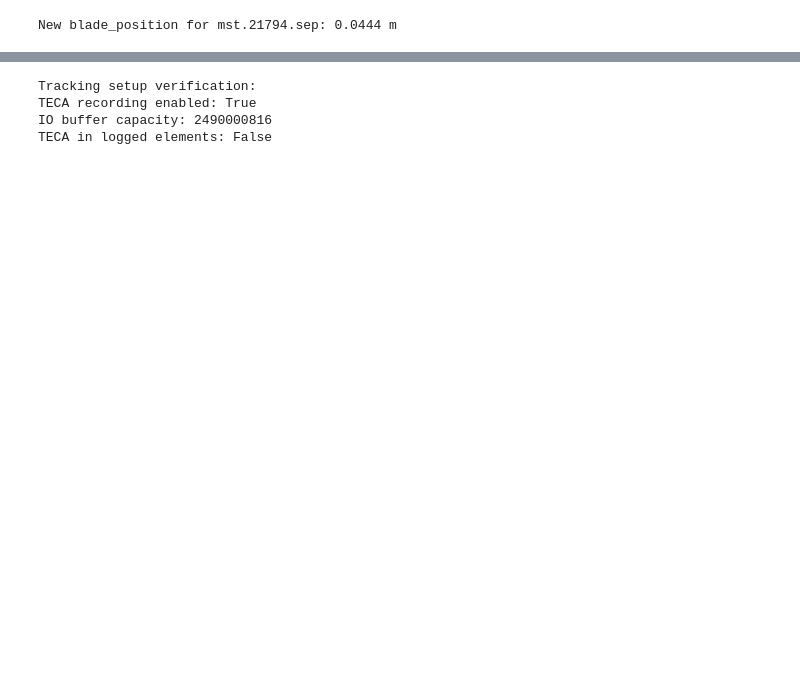
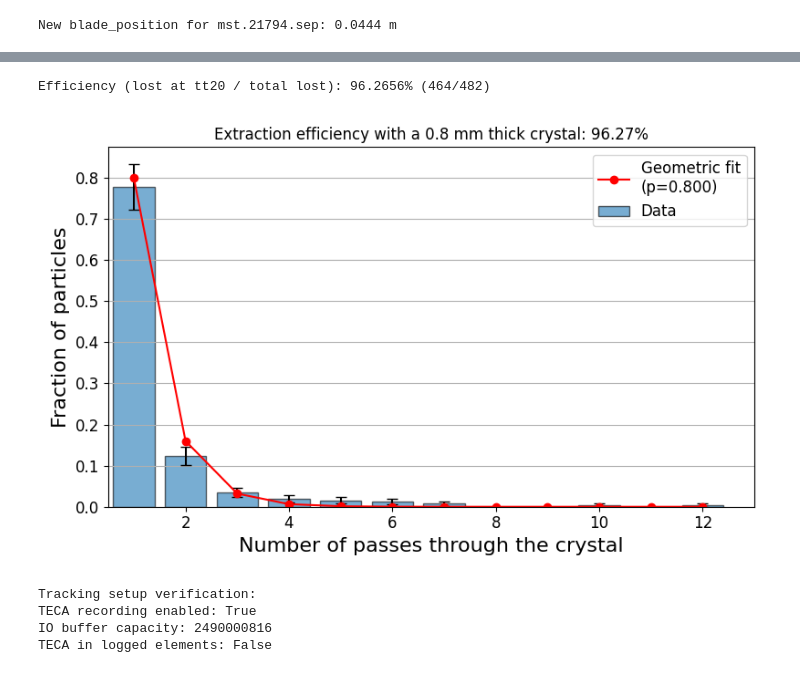
Before and after one commit to giacomells/Technical-Student-2024-2025, a Jupyter notebook: Non-Resonant Extraction/RecordIntereaction.ipynb, the cells around one changed output, grey strips where cells are left out. Drawn from its saved outputs; the diff is of its cells as text; code cells hidden in the pictures; blank space fills up the shorter version.

```diff
--- a/Non-Resonant Extraction/RecordIntereaction.ipynb
+++ b/Non-Resonant Extraction/RecordIntereaction.ipynb
@@ -176,7 +176,8 @@ kmplh41994 -0.00063974812540521
 kmpsh42198 -0.00017592643298445902
 # %%
 line.env["extr_bump_knob"] = 0.87 ## OPTIMAL FOR EXTRACTION
-line.env["x_teca_knob"] = 1.046 ## OPRIMAL FOR EXTRACTION
+line.env["x_teca_knob"] = 1.048 ## OPTIMAL FOR EXTRACTION
+#line.env["x_teca_knob"] = 1.02
 # %%
 for bumper in bumpersLSS2:
     line.vv[bumper] = bumper + "_init" + "*  extr_bump_knob"
@@ -200,7 +201,7 @@ line.discard_tracker()
 septa_names_with_apertures = install_septa(line, install_zs=False)
 print(septa_names_with_apertures)
 
-n_part = 1000
+n_part = 500
 
 x_norm   = np.random.normal(loc = 0, scale = 1, size=n_part)
 px_norm =  np.random.normal(loc = 0, scale = 1, size=n_part)  # in between being channeled and not
@@ -235,11 +236,11 @@ tw_lss2 = tw.rows[:]
 
 line.discard_tracker()
 
-num_turns = 5000
+num_turns = 10000
 
 # Define the momentum increment per turn (Δp₀c)
 #delta_p0c =  2000e9 / 10 * 23e-6  # Example: 450 GeV over 10 s with 23 μs revolution time
-delta_p0c = - 0.6e9 / num_turns  # THE SPS ENERGY CAN GO UP TO 400.6 GeV SO I ASSUME 0.6 GeV DIVIDED BY 100 TURNS
+delta_p0c = - 0.8e9 / num_turns  # THE SPS ENERGY CAN GO UP TO 400.6 GeV SO I ASSUME 0.6 GeV DIVIDED BY 100 TURNS
 
 # Create the ReferenceEnergyIncrease element
 energy_increase = xt.ReferenceEnergyIncrease(Delta_p0c=delta_p0c)
@@ -542,3 +646,74 @@ plt.show()
+# %%
+# Calculate efficiency: particles lost at 'tt20.extraction' over total number of lost particles
+
+# Get indices of lost particles
+lost_particles = np.where(particles.state < 1)[0]
+
+# Find indices of lost particles at 'tt20.extraction'
+lost_at_tt20 = [
+    idx for idx in lost_particles
+    if line.element_names[particles.at_element[idx]] == 'tt20.extraction'
+]
+
+n_lost_tt20 = len(lost_at_tt20)
+n_lost_total = len(lost_particles)
+
+if n_lost_total > 0:
+    efficiency = n_lost_tt20 / n_lost_total
+    print(f"Efficiency (lost at tt20 / total lost): {efficiency:.4%} ({n_lost_tt20}/{n_lost_total})")
+else:
+    efficiency = 0.0
+    print("No particles were lost during tracking.")
+# %% [output]
+Efficiency (lost at tt20 / total lost): 96.2656% (464/482)
+# %%
+from scipy.stats import geom
+
+# Get TECA jaw and width values
+teca_jaw = TECA.jaw
+teca_width = TECA.width
+
+# Define the range for horizontal position
+x_min = teca_jaw - teca_width
+x_max = teca_jaw
+
+# Count for each particle how many times x is in [x_min, x_max] over all monitored turns
+x_teca = monitor_teca.x  # shape: (n_particles, n_turns)
+in_range = (x_teca >= x_min) & (x_teca <= x_max)
+counts_in_range = np.sum(in_range, axis=1)
+
+# Only consider particles with at least 1 pass
+counts_nonzero = counts_in_range[counts_in_range > 0]
+
+# Fit a geometric distribution to the counts_in_range histogram
+p_fit = 0.8  # <-- Force p to be 0.8
+
+# Generate geometric PMF for the observed range (shifted: scipy geom is 1-based)
+k = np.arange(1, counts_nonzero.max() + 1)
+geom_pmf = geom.pmf(k, p_fit)
+
+# Compute histogram for counts_nonzero
+hist_counts, bin_edges = np.histogram(counts_nonzero, bins=np.arange(1, counts_nonzero.max() + 2) - 0.5)
+total_counts = np.sum(hist_counts)
+hist_frac = hist_counts / total_counts
+hist_err = np.sqrt(hist_counts) / total_counts
+
+# Plot a normalized histogram with error bars and overlay the geometric fit
+plt.figure(figsize=(8, 5))
+plt.bar(
+    k, hist_frac, yerr=hist_err, align='center', alpha=0.6, edgecolor='black', label='Data', capsize=4
+)
+plt.plot(k, geom_pmf, 'r-o', label=f'Geometric fit\n(p={p_fit:.3f})')
+plt.xlim(0.5, counts_nonzero.max() + 1)
+plt.xlabel('Number of passes through the crystal')
+plt.ylabel('Fraction of particles')
+plt.title(f"Extraction efficiency with a 0.8 mm thick crystal: {efficiency:.2%}")
+plt.grid(True, axis='y')
+plt.legend()
+plt.tight_layout()
+plt.show()
+# %% [output]
+[figure, added]
 # %%
 # Add before tracking
 print("Tracking setup verification:")
```
Also changed, not shown: parts of 24 cells of this notebook.
